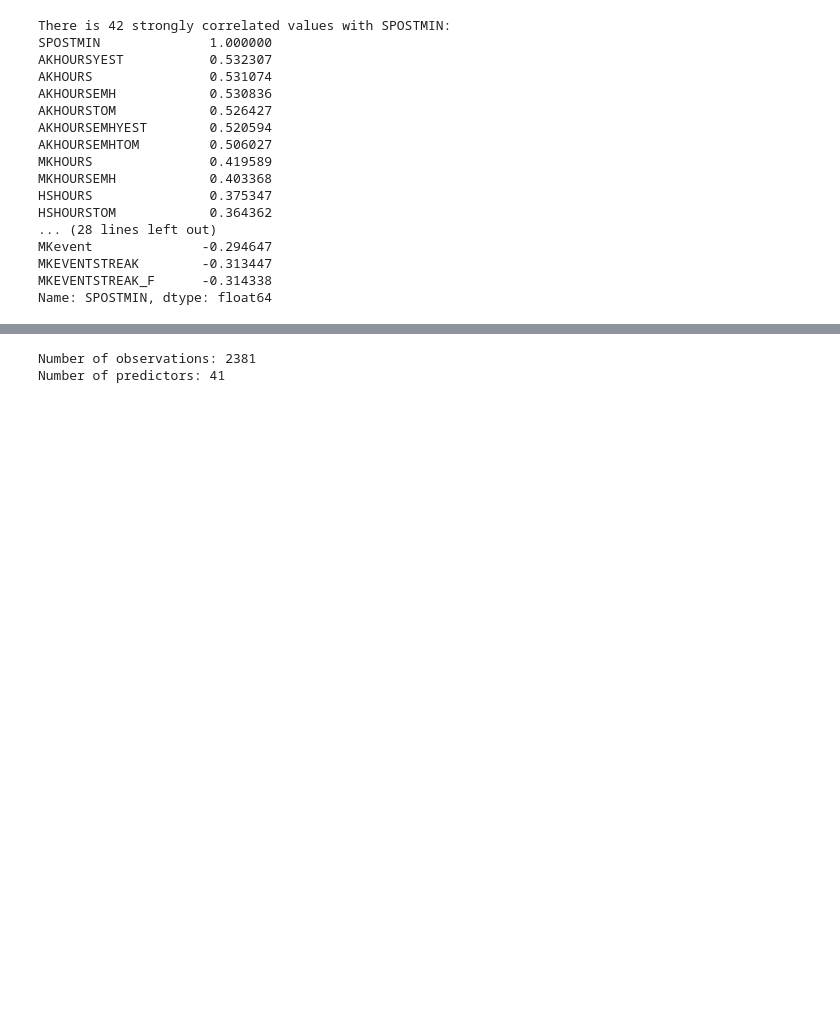
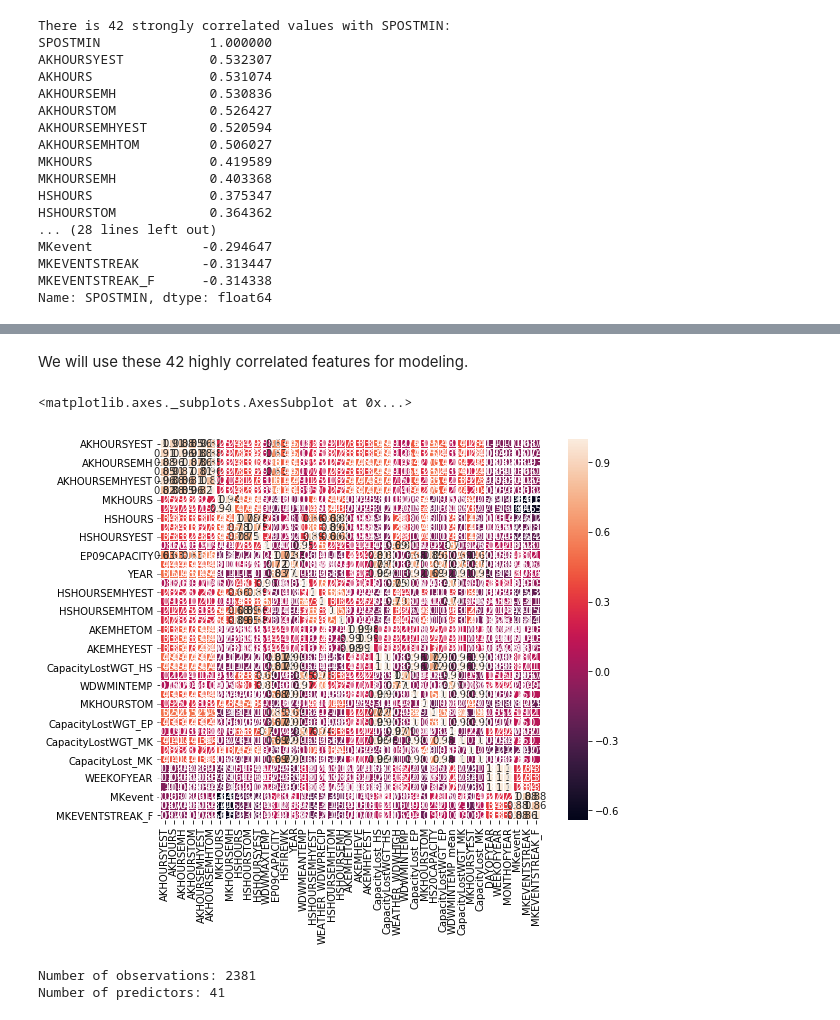
Before and after one commit to daviding11/Splash-Mountain-Wait-Time-Analysis, a Jupyter notebook: Predicting-Wait-Times.ipynb, the cells around one changed output, grey strips where cells are left out. Cells and saved outputs as stored; diff of their text form; code cells hidden in the pictures; blank space fills up the shorter version.

```diff
--- a/Predicting-Wait-Times.ipynb
+++ b/Predicting-Wait-Times.ipynb
@@ -89,3 +110,15 @@ golden_list_2.remove('SPOSTMIN')
+# %% [markdown]
+We will use these 42 highly correlated features for modeling.
+# %%
+# Correlation matrix
+corrdf = meta_splash2[golden_list_2].corr()
+
+f, ax = plt.subplots(figsize=(10, 7))
+plt.xticks(rotation='90')
+sns.heatmap(corrdf, square=True, linewidths=.5, annot=True)
+# %% [output]
+<matplotlib.axes._subplots.AxesSubplot at 0x...>
+[figure, added]
 # %%
 # Splitting Dataset between dependent & independent variables
 x = meta_splash2[golden_list_2]
```
Also changed, not shown: parts of 12 cells of this notebook.
